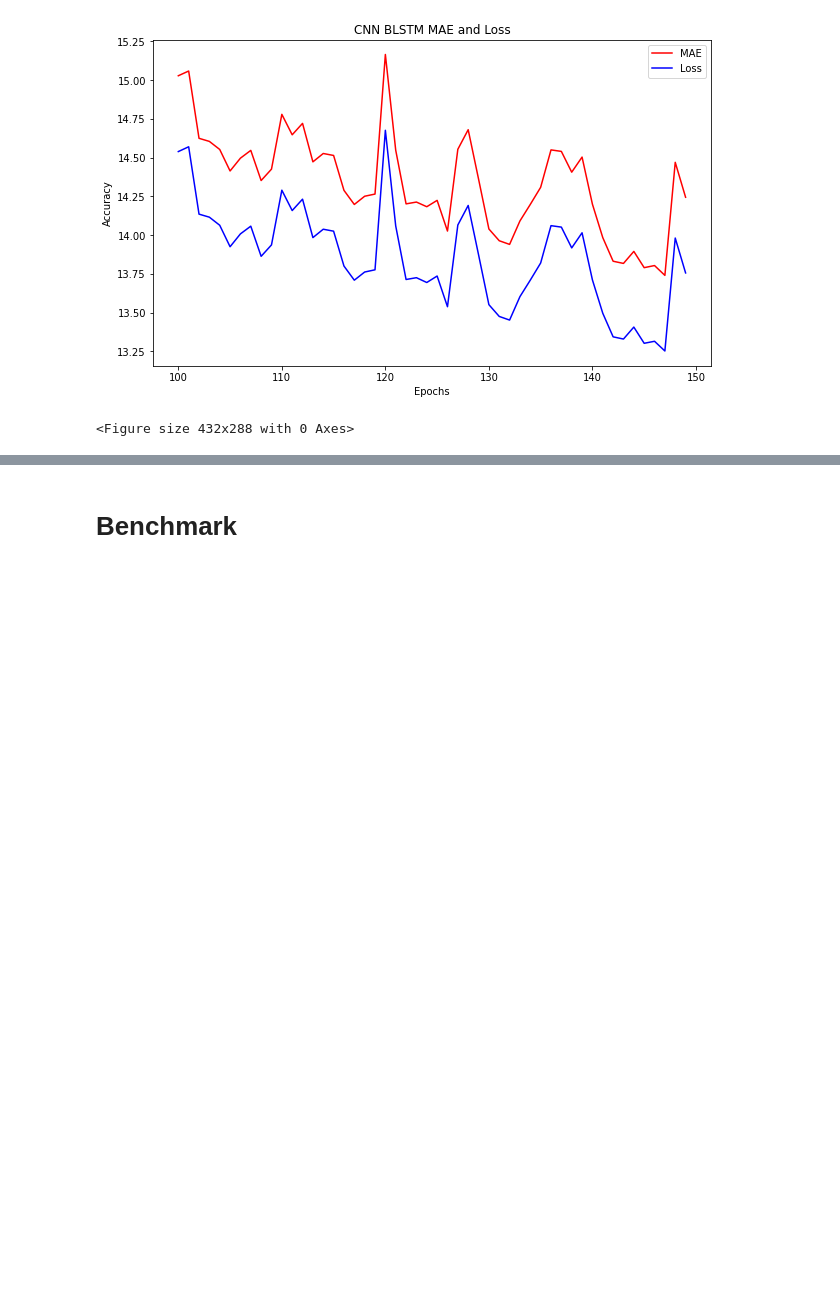
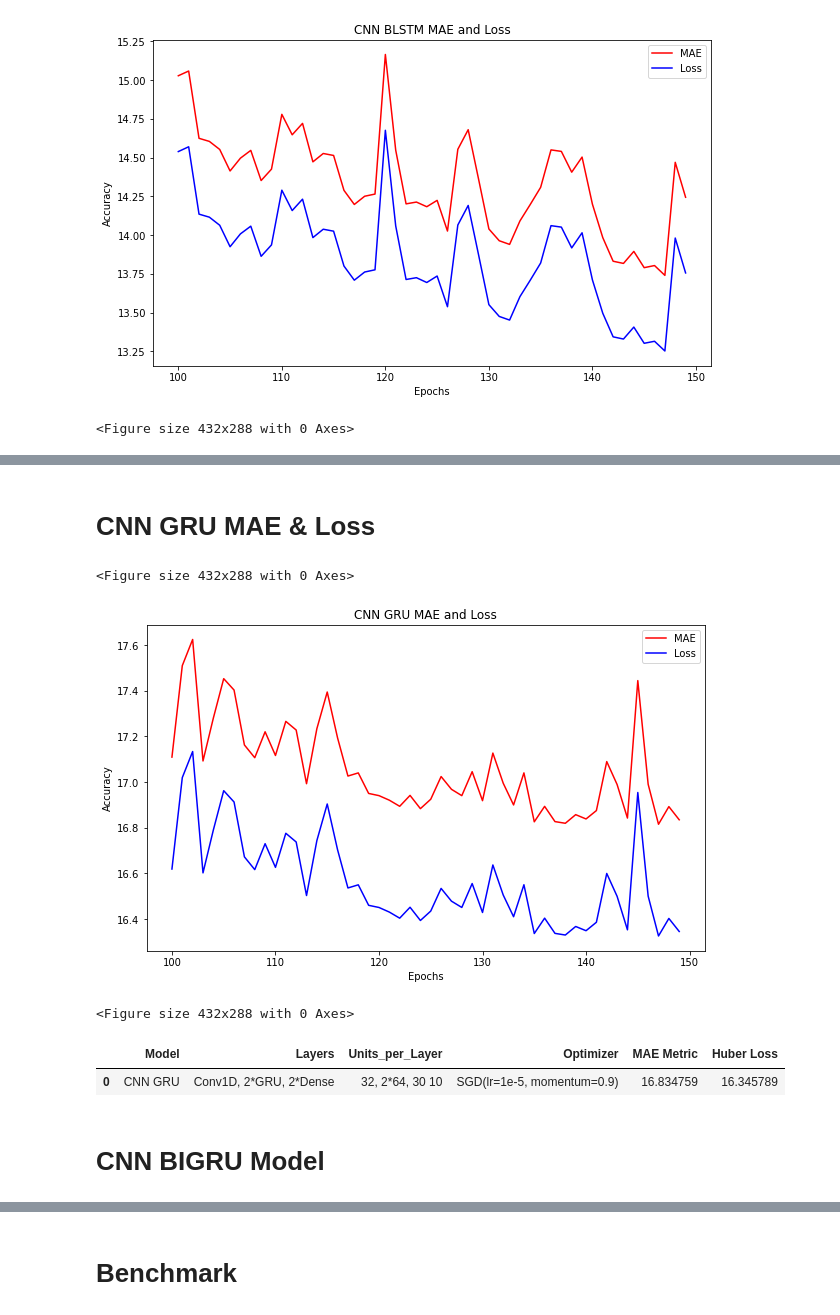
Before and after one commit to MWFK/TimeSeries_Sequence_with_TensorFlow, a Jupyter notebook: 5- TimeSeries_Sequences_Benchmarking_Algos.ipynb, the cells around one changed output, grey strips where cells are left out. Saved outputs shown, nothing was run; the diff lists cells and outputs as text; code cells hidden in the pictures; blank space fills up the shorter version.

```diff
--- a/5- TimeSeries_Sequences_Benchmarking_Algos.ipynb
+++ b/5- TimeSeries_Sequences_Benchmarking_Algos.ipynb
@@ -768,0 +825,48 @@ Benchmark  = Benchmark.append(pd.Series(['CNN BLSTM', 'Conv1D, 2*BLSTM, 2*LSTM,
+# %% [markdown]
+# CNN GRU MAE & Loss
+# %%
+import matplotlib.image  as mpimg
+import matplotlib.pyplot as plt
+
+#-----------------------------------------------------------
+# Retrieve a list of list results on training and test data
+# sets for each training epoch
+#-----------------------------------------------------------
+mae  = history_cnn_gru.history['mae']
+loss = history_cnn_gru.history['loss']
+
+epochs=range(len(loss)) # Get number of epochs
+
+#------------------------------------------------
+# Plot Zoomed MAE and Loss
+#------------------------------------------------
+
+
+epochs_zoom = epochs[100:150]
+mae_zoom = mae[100:150]
+loss_zoom = loss[100:150]
+
+
+plt.figure(figsize=(10, 6))
+
+plt.plot(epochs_zoom, mae_zoom, 'r')
+plt.plot(epochs_zoom, loss_zoom, 'b')
+plt.title('CNN GRU MAE and Loss')
+plt.xlabel("Epochs")
+plt.ylabel("Accuracy")
+plt.legend(["MAE", "Loss"])
+
+plt.figure()
+# %% [output]
+<Figure size 432x288 with 0 Axes>
+[figure, added]
+<Figure size 432x288 with 0 Axes>
+# %%
+# Add Model Details to the benchmark list
+Benchmark  = Benchmark.append(pd.Series(['CNN GRU', 'Conv1D, 2*GRU, 2*Dense', '32, 2*64, 30 10', 'SGD(lr=1e-5, momentum=0.9)', mae[-1], loss[-1]], index = columns), ignore_index=True)
+Benchmark
+# %% [output]
+|  | Model | Layers | Units_per_Layer | Optimizer | MAE Metric | Huber Loss |
+| 0 | CNN GRU | Conv1D, 2*GRU, 2*Dense | 32, 2*64, 30 10 | SGD(lr=1e-5, momentum=0.9) | 16.834759 | 16.345789 |
+# %% [markdown]
+# CNN BIGRU Model
```
Also changed, not shown: parts of 17 cells of this notebook.
